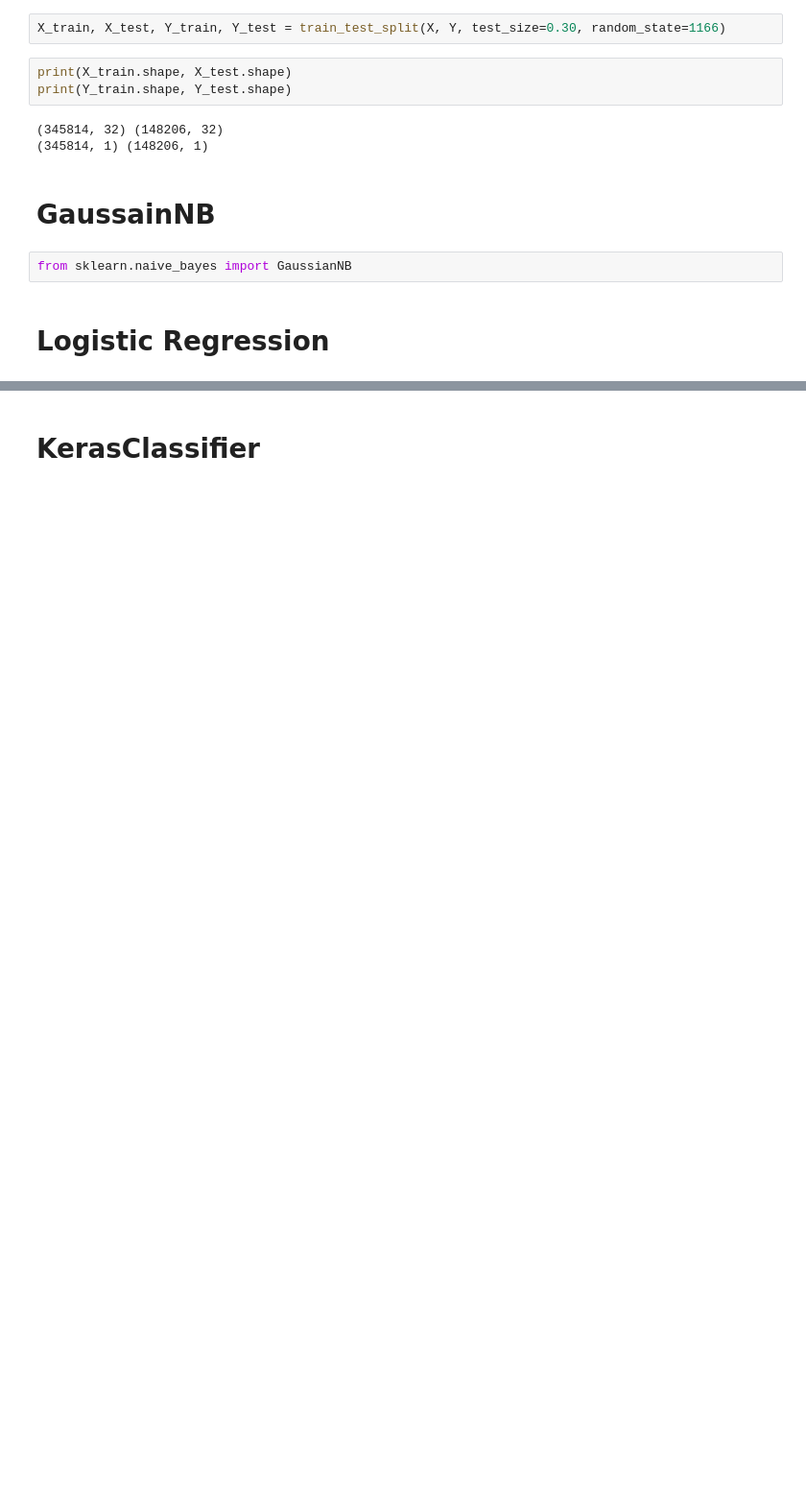
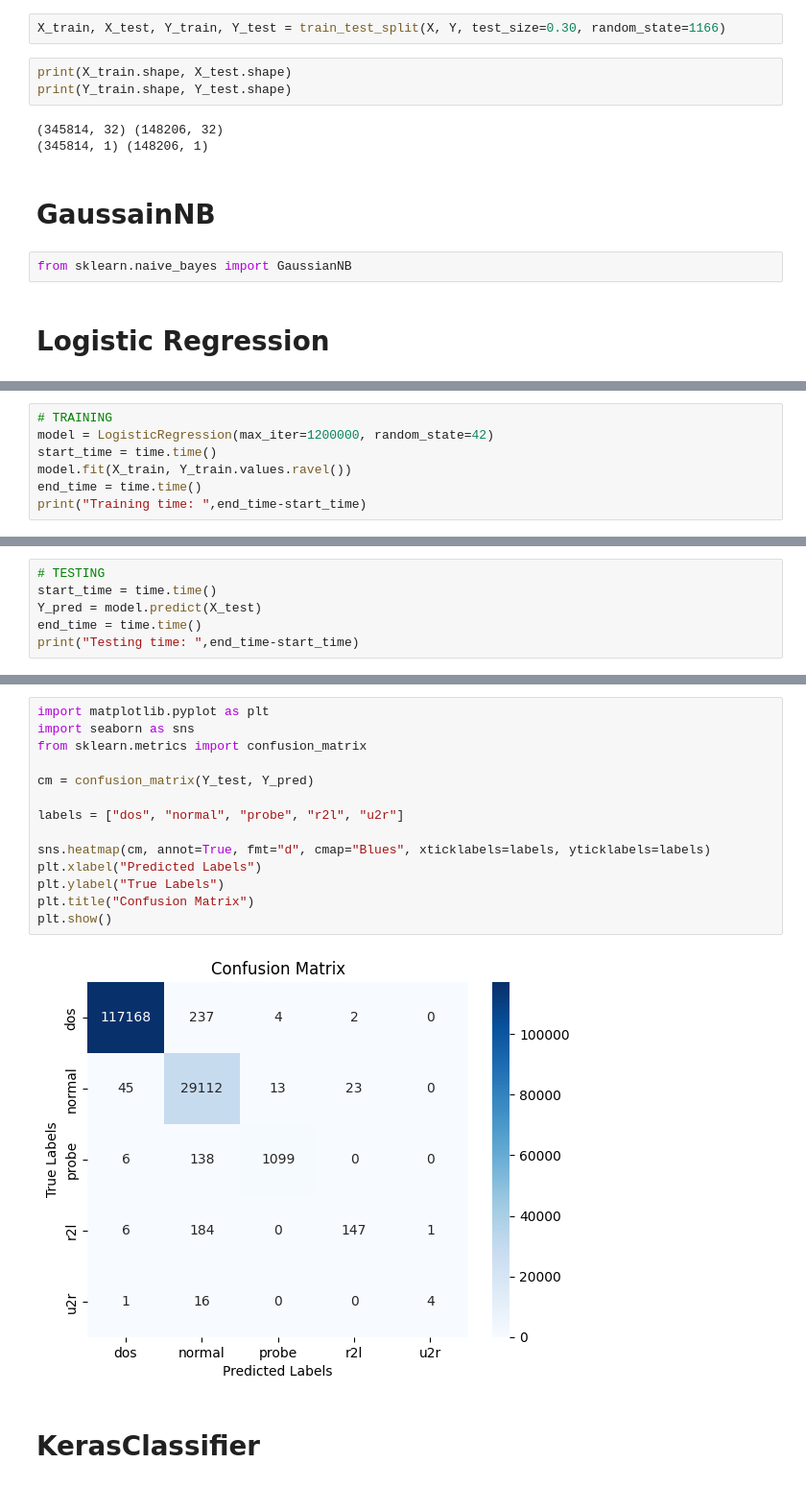
Before and after one commit to Pakapakk/Network_Traffic_Anomaly_Detection, a Jupyter notebook: anomaly_detection.ipynb, the cells around one changed output, grey strips where cells are left out. Shown at 96% size. Saved outputs shown, nothing was run; the diff lists cells and outputs as text; blank space fills up the shorter version.

Commit message:
Logistic Regression

```diff
--- a/anomaly_detection.ipynb
+++ b/anomaly_detection.ipynb
@@ -275,0 +285,7 @@ from sklearn.naive_bayes import GaussianNB
+# %%
+# TRAINING
+model = LogisticRegression(max_iter=1200000, random_state=42)
+start_time = time.time()
+model.fit(X_train, Y_train.values.ravel())
+end_time = time.time()
+print("Training time: ",end_time-start_time)
@@ -275,0 +294,6 @@ from sklearn.naive_bayes import GaussianNB
+# %%
+# TESTING
+start_time = time.time()
+Y_pred = model.predict(X_test)
+end_time = time.time()
+print("Testing time: ",end_time-start_time)
@@ -276,2 +327,18 @@ from sklearn.naive_bayes import GaussianNB
+# %%
+import matplotlib.pyplot as plt
+import seaborn as sns
+from sklearn.metrics import confusion_matrix
+
+cm = confusion_matrix(Y_test, Y_pred)
+
+labels = ["dos", "normal", "probe", "r2l", "u2r"]
+
+sns.heatmap(cm, annot=True, fmt="d", cmap="Blues", xticklabels=labels, yticklabels=labels)
+plt.xlabel("Predicted Labels")
+plt.ylabel("True Labels")
+plt.title("Confusion Matrix")
+plt.show()
+# %% [output]
+[figure, added]
 # %% [markdown]
 # KerasClassifier
```
Also changed, not shown: parts of 8 cells of this notebook.
